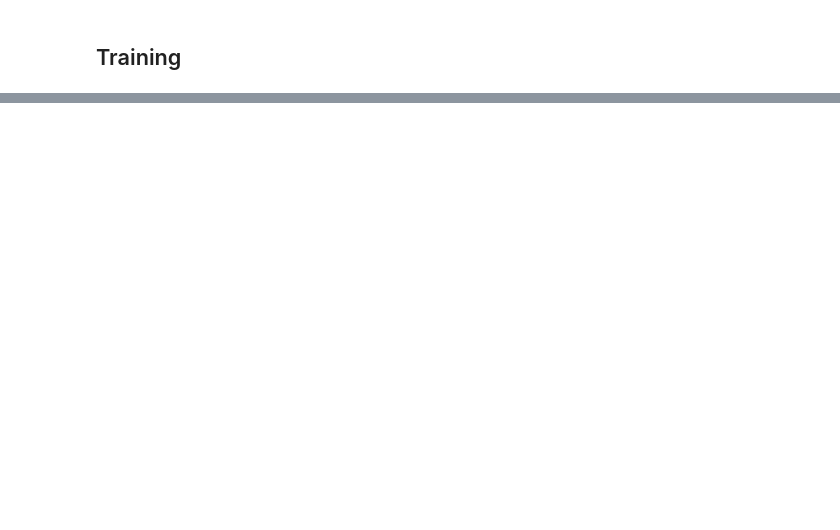
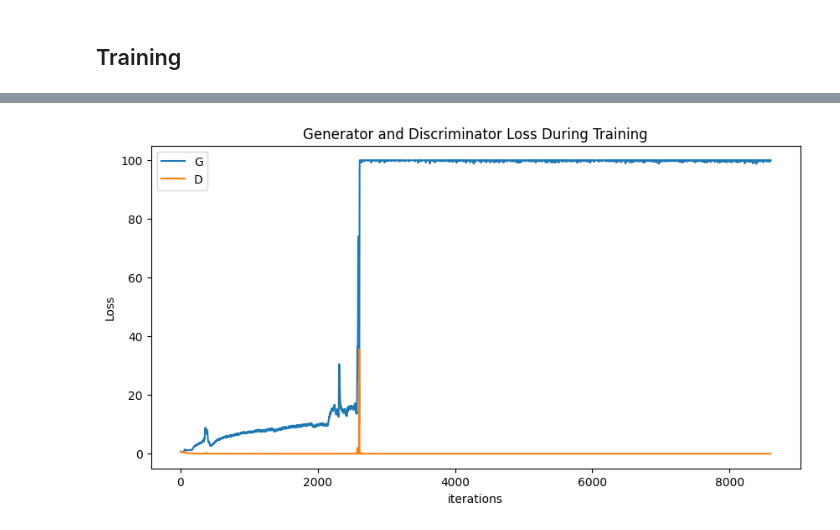
Before and after one commit to TerryTian21/PyTorch-Practice, a Jupyter notebook: Tutorials/Intro_to_GANs.ipynb, the cells around one changed output, grey strips where cells are left out. Saved outputs shown, nothing was run; the diff lists cells and outputs as text; code cells hidden in the pictures; blank space fills up the shorter version.

```diff
--- a/Tutorials/Intro_to_GANs.ipynb
+++ b/Tutorials/Intro_to_GANs.ipynb
@@ -189,0 +347,3 @@ class Generator(nn.Module):
+# %%
+trainer = pl.Trainer(max_epochs=15)
+trainer.fit(model, dm)
@@ -189,0 +380,19 @@ class Generator(nn.Module):
+# %%
+losses = model.loss
+
+for key, item in losses.items():
+  losses[key] = [x.item() for x in item]
+# %%
+d_loss = losses['d_loss']
+g_loss = losses['g_loss']
+
+plt.figure(figsize=(10,5))
+plt.title("Generator and Discriminator Loss During Training")
+plt.plot(g_loss, label="G")
+plt.plot(d_loss, label="D")
+plt.xlabel("iterations")
+plt.ylabel("Loss")
+plt.legend()
+plt.show()
+# %% [output]
+[figure, added]
```
Also changed, not shown: parts of 18 cells of this notebook.
